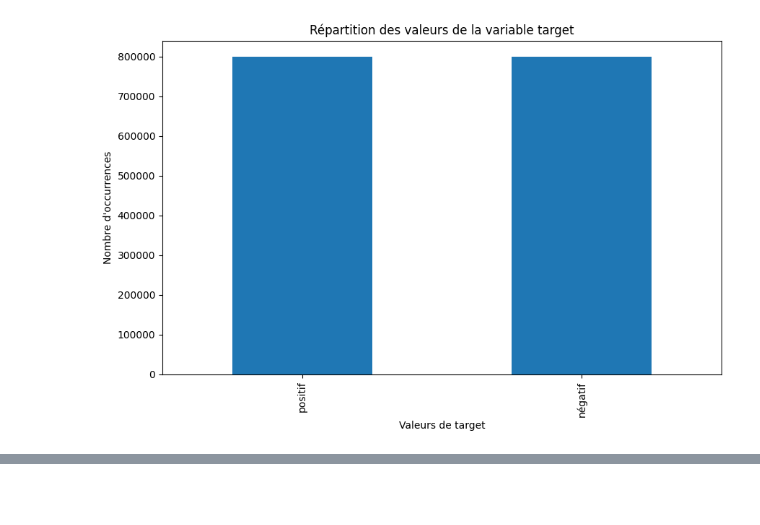
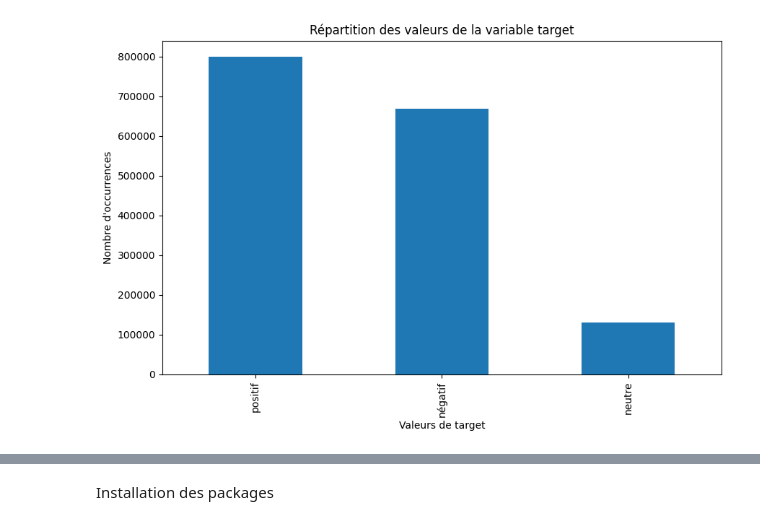
Before and after one commit to tomcre94/Projet7-AI, a Jupyter notebook: Creuse_Tom_2_scripts_notebook_modélisation_122024.ipynb, the cells around one changed output, grey strips where cells are left out. Cells and saved outputs as stored; diff of their text form; code cells hidden in the pictures; blank space fills up the shorter version.

Commit message:
dataviz target modified

```diff
--- a/Creuse_Tom_2_scripts_notebook_modélisation_122024.ipynb
+++ b/Creuse_Tom_2_scripts_notebook_modélisation_122024.ipynb
@@ -49,26 +49,29 @@ display(random_rows)
 # %%
 import matplotlib.pyplot as plt
 import pandas as pd
 
 # Supposons que vous avez un DataFrame pandas nommé df avec une colonne 'target'
 df = pd.read_csv('Dataset_Init.csv')
+
+# Regrouper les valeurs de la colonne 'target' en deux catégories
+df['target'] = df['target'].apply(lambda x: 'positif' if x == 4 else 'négatif' if x == 0 else 'neutre')
+
+# Filtrer les valeurs 'positif' et 'négatif'
+#df = df[df['target'].isin(['positif', 'négatif'])]
 
 # Compter les occurrences de chaque valeur dans la colonne 'target'
 target_counts = df['target'].value_counts()
 
 # Créer un graphique à barres
 plt.figure(figsize=(10, 6))
 ax = target_counts.plot(kind='bar')
 plt.title('Répartition des valeurs de la variable target')
 plt.xlabel('Valeurs de target')
 plt.ylabel('Nombre d\'occurrences')
 
-# Modifier les noms des colonnes en abscisse
-ax.set_xticklabels(['positif', 'négatif'])
-
 plt.show()
 # %% [output]
-[figure, old version]
+[figure, new version]
 # %%
 import pandas as pd
 
@@ -100,3 +103,5 @@ flag      0
 user      0
 text      0
 dtype: int64
+# %% [markdown]
+Installation des packages
```
Also changed, not shown: parts of 14 cells of this notebook.
